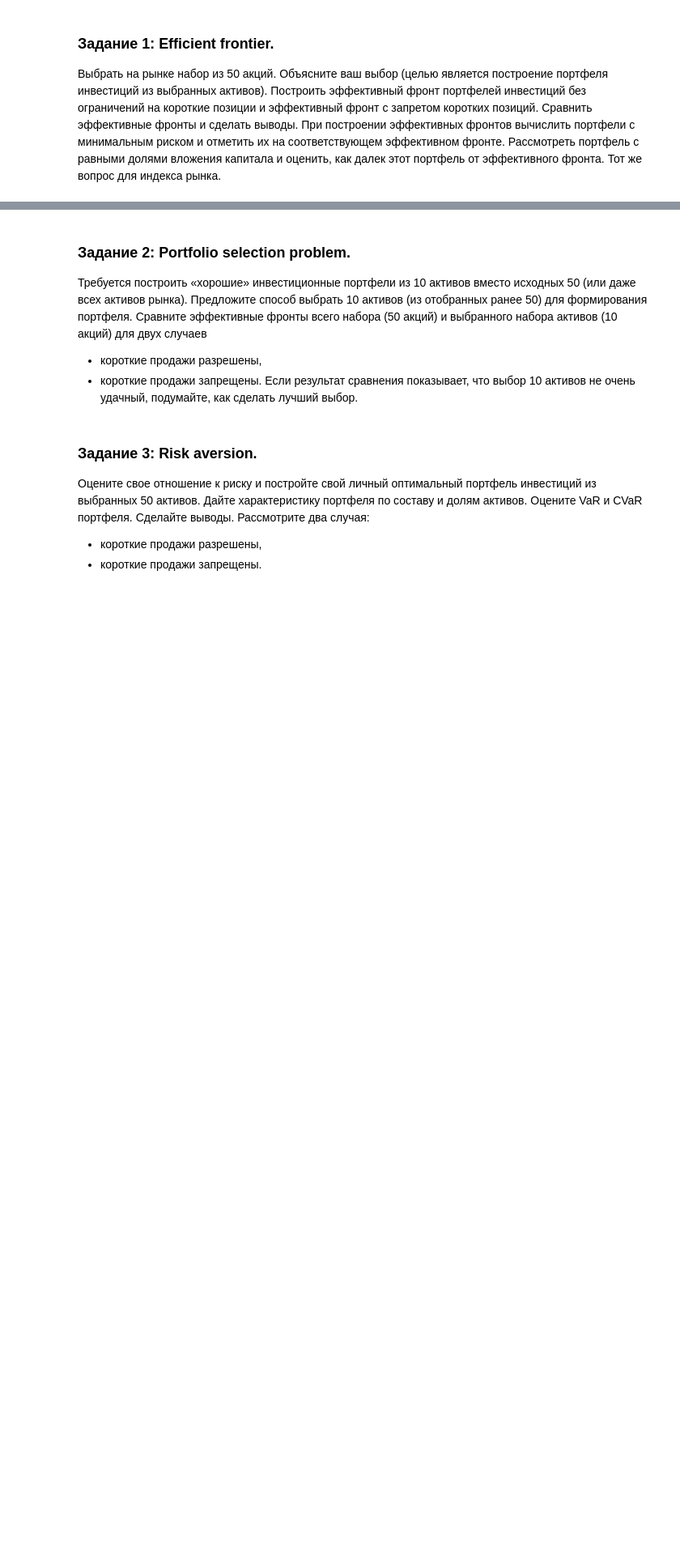
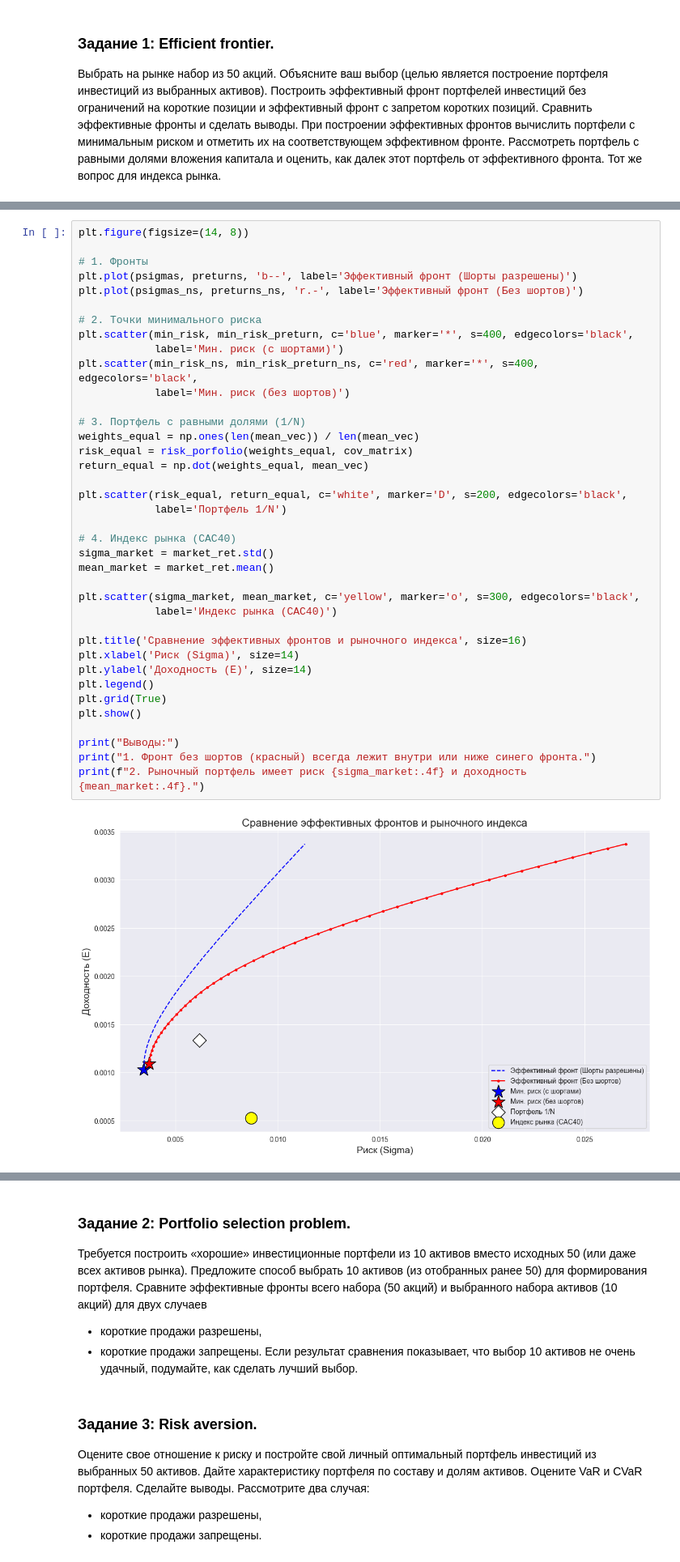
Before and after one commit to DmitriyHSE/Optimal-investment-portfolios, a Jupyter notebook: НИС_ДЗ_2.ipynb, the cells around one changed output, grey strips where cells are left out. Shown at 81% size. Cells and saved outputs as stored; diff of their text form; blank space fills up the shorter version.

```diff
--- a/НИС_ДЗ_2.ipynb
+++ b/НИС_ДЗ_2.ipynb
@@ -25,0 +173,40 @@ cac = pd.read_csv("/content/CAC40.csv")
+# %%
+plt.figure(figsize=(14, 8))
+
+# 1. Фронты
+plt.plot(psigmas, preturns, 'b--', label='Эффективный фронт (Шорты разрешены)')
+plt.plot(psigmas_ns, preturns_ns, 'r.-', label='Эффективный фронт (Без шортов)')
+
+# 2. Точки минимального риска
+plt.scatter(min_risk, min_risk_preturn, c='blue', marker='*', s=400, edgecolors='black',
+            label='Мин. риск (с шортами)')
+plt.scatter(min_risk_ns, min_risk_preturn_ns, c='red', marker='*', s=400, edgecolors='black',
+            label='Мин. риск (без шортов)')
+
+# 3. Портфель с равными долями (1/N)
+weights_equal = np.ones(len(mean_vec)) / len(mean_vec)
+risk_equal = risk_porfolio(weights_equal, cov_matrix)
+return_equal = np.dot(weights_equal, mean_vec)
+
+plt.scatter(risk_equal, return_equal, c='white', marker='D', s=200, edgecolors='black',
+            label='Портфель 1/N')
+
+# 4. Индекс рынка (CAC40)
+sigma_market = market_ret.std()
+mean_market = market_ret.mean()
+
+plt.scatter(sigma_market, mean_market, c='yellow', marker='o', s=300, edgecolors='black',
+            label='Индекс рынка (CAC40)')
+
+plt.title('Сравнение эффективных фронтов и рыночного индекса', size=16)
+plt.xlabel('Риск (Sigma)', size=14)
+plt.ylabel('Доходность (E)', size=14)
+plt.legend()
+plt.grid(True)
+plt.show()
+
+print("Выводы:")
+print("1. Фронт без шортов (красный) всегда лежит внутри или ниже синего фронта.")
+print(f"2. Рыночный портфель имеет риск {sigma_market:.4f} и доходность {mean_market:.4f}.")
+# %% [output]
+[figure, added]
```
Also changed, not shown: parts of 7 cells of this notebook.
